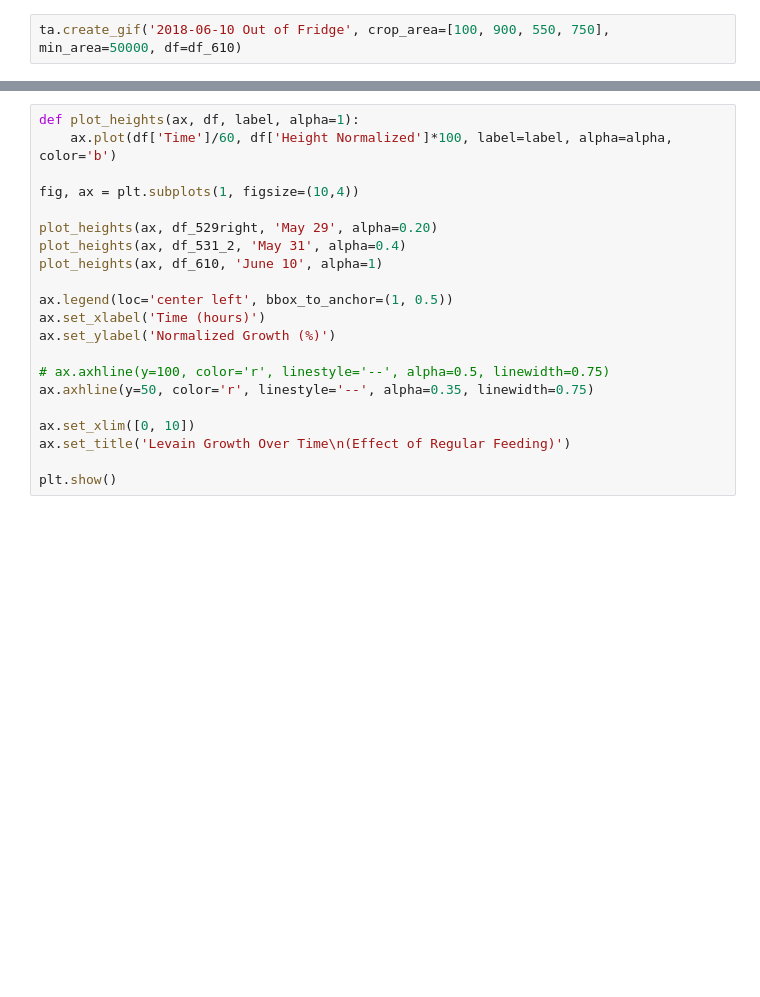
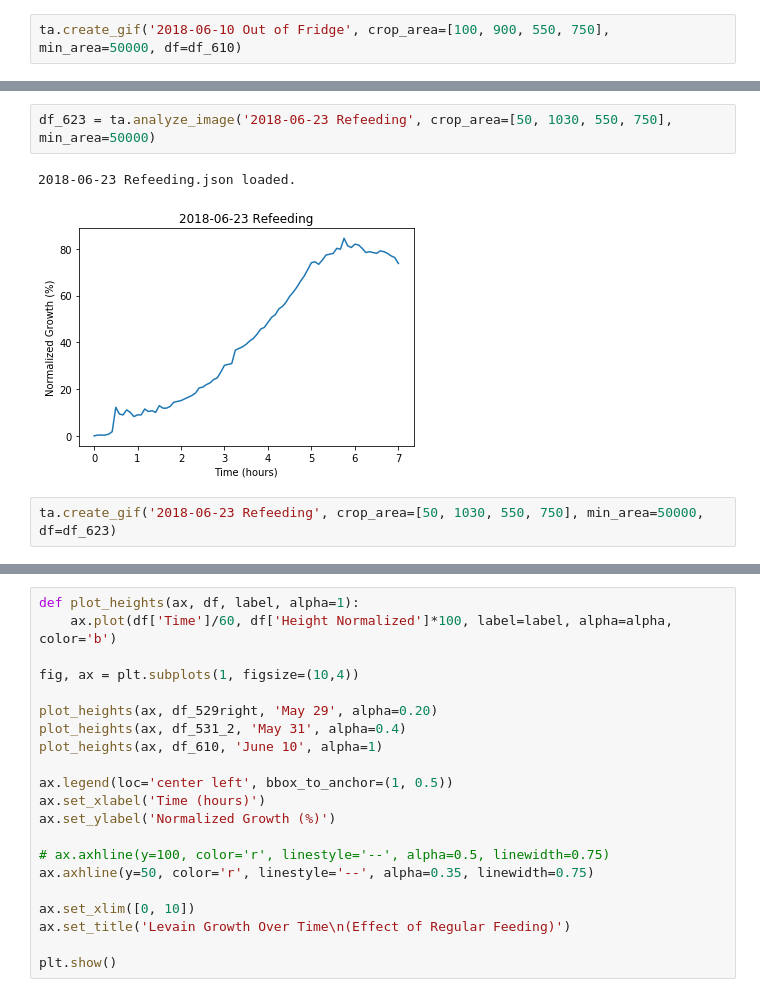
Before and after one commit to justinmklam/sourdough-starter-monitor, a Jupyter notebook: Timelapse Analysis.ipynb, the cells around one changed output, grey strips where cells are left out. Cells and saved outputs as stored; diff of their text form; blank space fills up the shorter version.

```diff
--- a/Timelapse Analysis.ipynb
+++ b/Timelapse Analysis.ipynb
@@ -104,2 +133,9 @@ ta.create_gif('2018-06-10 Out of Fridge', crop_area=[100, 900, 550, 750], min_ar
+# %%
+df_623 = ta.analyze_image('2018-06-23 Refeeding', crop_area=[50, 1030, 550, 750], min_area=50000)
+# %% [output]
+2018-06-23 Refeeding.json loaded.
+[figure, added]
+# %%
+ta.create_gif('2018-06-23 Refeeding', crop_area=[50, 1030, 550, 750], min_area=50000, df=df_623)
 # %% [markdown]
 # Comparison
```
Also changed, not shown: parts of 12 cells of this notebook, 15 other files.
